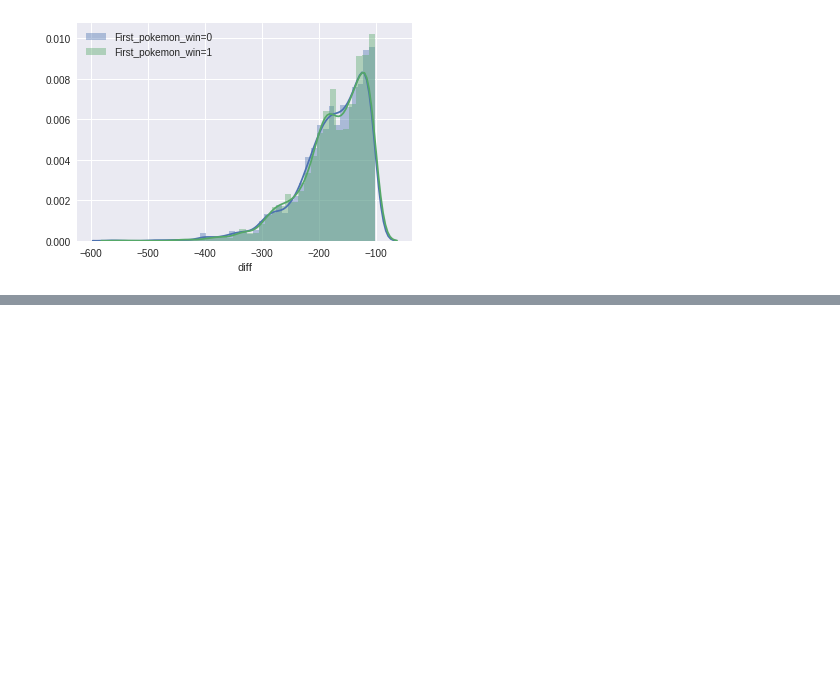
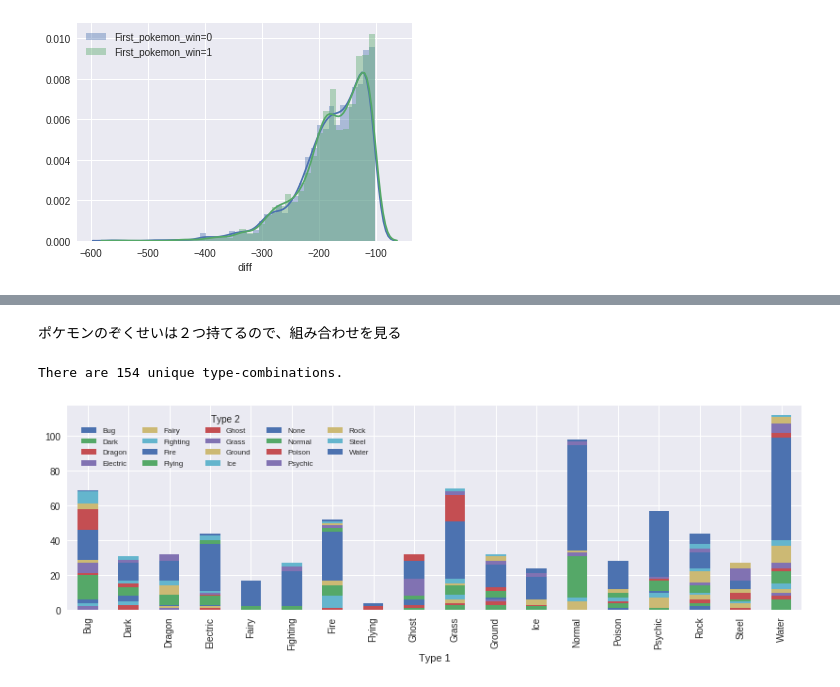
Before and after one commit to naokomada/labjupyter, a Jupyter notebook: work/kaggle/pokemon_data_science_challenge/notebook.ipynb, the cells around one changed output, grey strips where cells are left out. Drawn from its saved outputs; the diff is of its cells as text; code cells hidden in the pictures; blank space fills up the shorter version.

Commit message:
update pokemon_challenge

```diff
--- a/work/kaggle/pokemon_data_science_challenge/notebook.ipynb
+++ b/work/kaggle/pokemon_data_science_challenge/notebook.ipynb
@@ -171,0 +255,15 @@ plt.show()
+# %% [markdown]
+ポケモンのぞくせいは２つ持てるので、組み合わせを見る
+# %%
+type_cols = ["Type 1", "Type 2"]
+print ("There are {} unique type-combinations.".format(len(pokemon[type_cols].drop_duplicates())))
+# %% [output]
+There are 154 unique type-combinations.
+# %%
+pokemon["Type 2"] = pokemon["Type 2"].fillna("None")
+type_cross = pd.crosstab(pokemon["Type 1"], pokemon["Type 2"])
+type_cross.plot.bar(stacked=True, figsize=(14,4))
+plt.legend(bbox_to_anchor=(0.01, 0.99), loc='upper left', ncol=5, fontsize=8, title="Type 2")
+plt.show()
+# %% [output]
+[figure, added]
```
Also changed, not shown: parts of 18 cells of this notebook.
